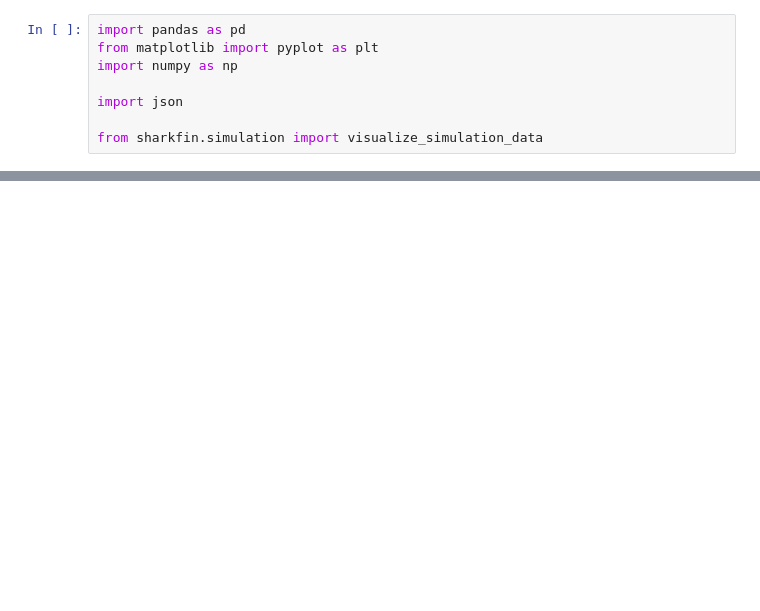
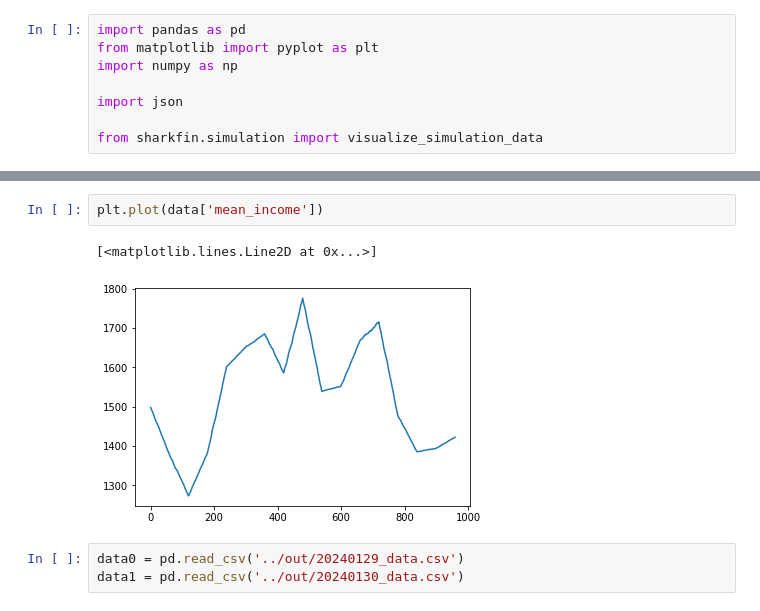
Before and after one commit to sbenthall/SHARKFin, a Jupyter notebook: simulate/Visualize Sim.ipynb, the cells around one changed output, grey strips where cells are left out. Cells and saved outputs as stored; diff of their text form; blank space fills up the shorter version.

```diff
--- a/simulate/Visualize Sim.ipynb
+++ b/simulate/Visualize Sim.ipynb
@@ -67,0 +69,8 @@ findfont: Generic family 'serif' not found because none of the following familie
+# %%
+plt.plot(data['mean_income'])
+# %% [output]
+[<matplotlib.lines.Line2D at 0x...>]
+[figure, added]
+# %%
+data0 = pd.read_csv('../out/20240129_data.csv')
+data1 = pd.read_csv('../out/20240130_data.csv')
```
Also changed, not shown: parts of 12 cells of this notebook.
